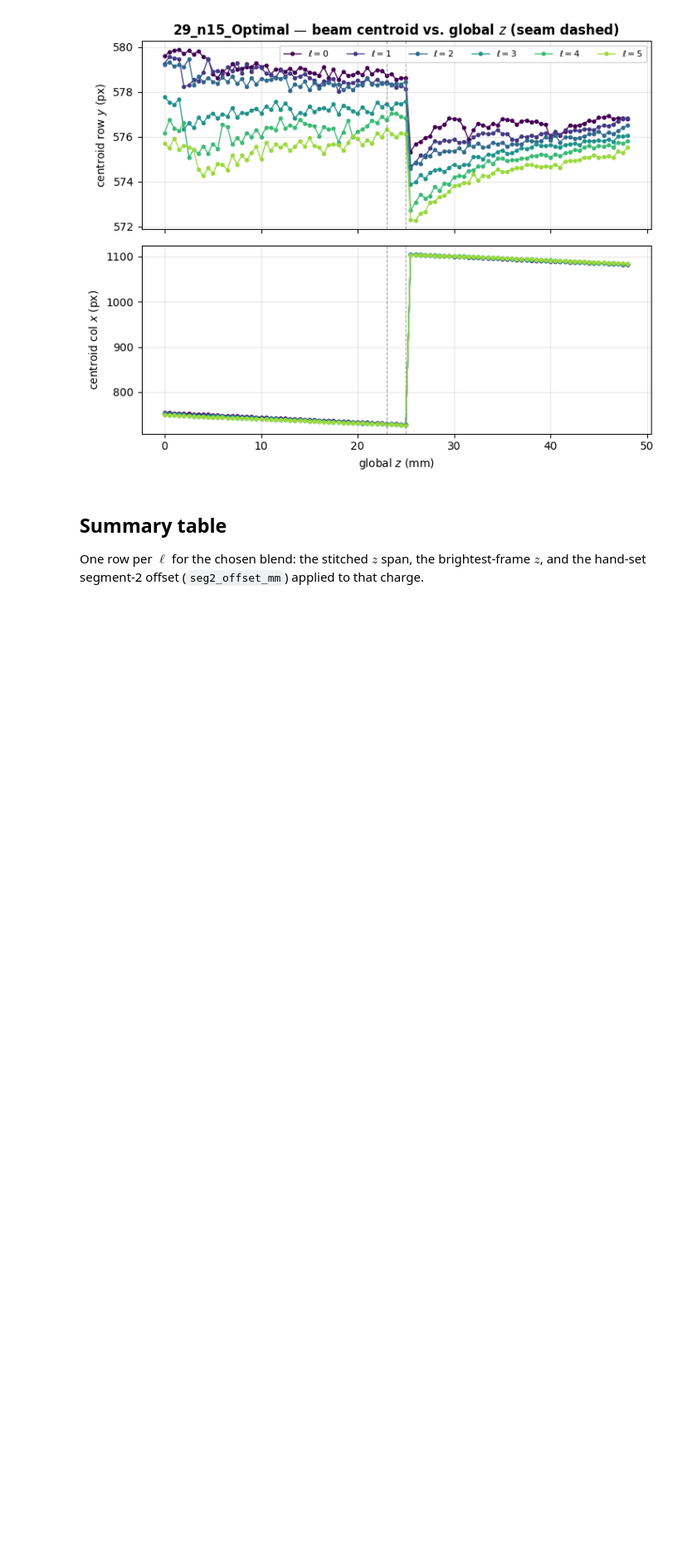
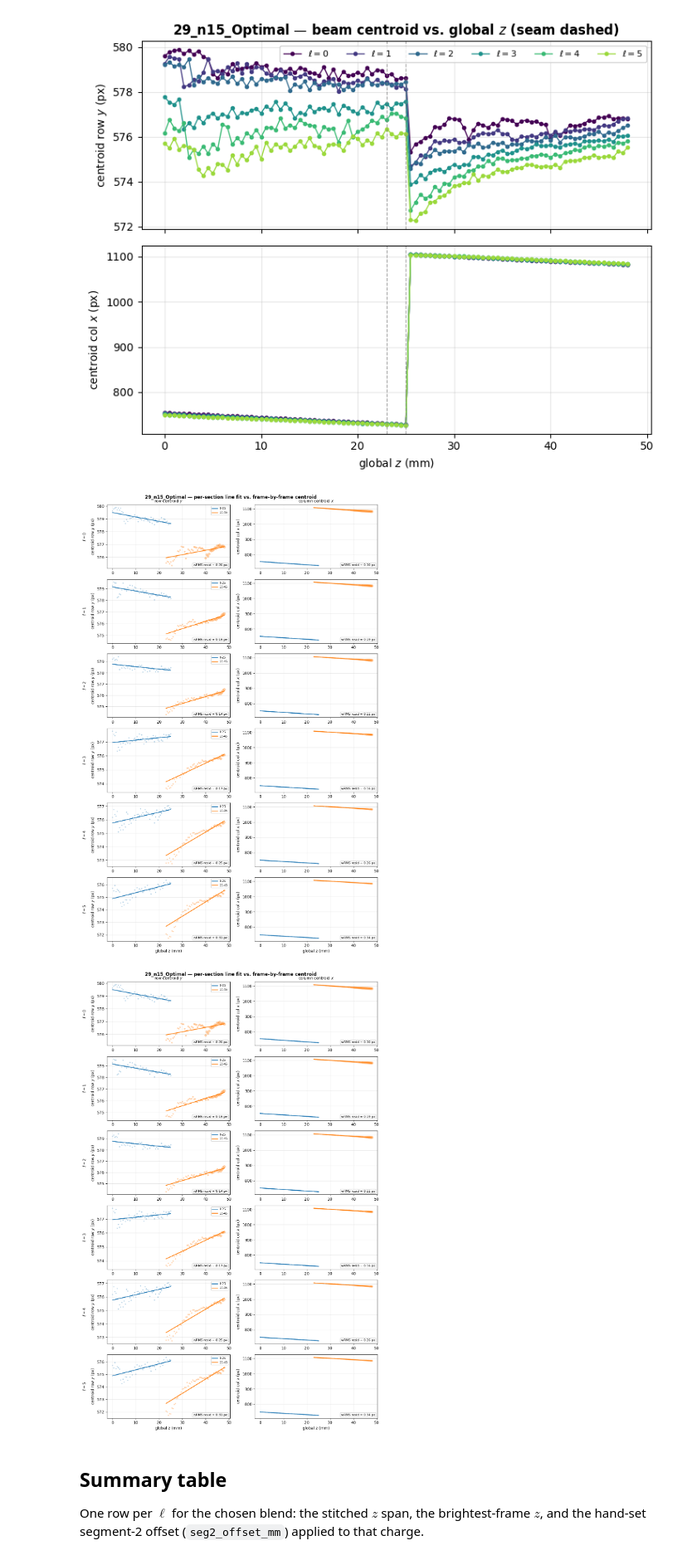
Before and after one commit to LukasScarfe/Optimal_Focusing, a Jupyter notebook: waterfall_stitched_29_n15.ipynb, the cells around one changed output. Shown at 83% size. Cells and saved outputs as stored; diff of their text form; code cells hidden in the pictures; blank space fills up the shorter version.

```diff
--- a/waterfall_stitched_29_n15.ipynb
+++ b/waterfall_stitched_29_n15.ipynb
@@ -310,13 +318,13 @@ def process_segment(segment: Segment, centroid_y: np.ndarray, centroid_x: np.nda
 # %% [markdown]
 ## Process both segments, for every $\ell$
 # %%
-# Straight-line centroid: ONE shared slope for the whole run (every ell and
-# segment), each segment keeps its own offset; then build every segment on its
-# fitted line instead of the wobbling per-frame centroid.
+# Centroid tracking is set by CENTROID_MODE (see config):
+#   "per_frame" (default): the raw per-frame centroid is used directly.
+#   "line": a straight line centroid(z)=slope*z+offset is fit with its OWN
+#           slope+offset PER SEGMENT and each segment is built on it.
 #   pass 1: raw per-frame centroid + brightness for every (ell, segment)
-#   fit:    one shared-slope line for both centroid axes
-#   pass 2: rebuild each segment on its fitted centroid line (frames reloaded,
-#           so peak memory stays at a single segment).
+#   pass 2: rebuild each segment (frames reloaded, so peak memory stays at one
+#           segment) on the raw centroid or, in "line" mode, its fitted line.
 from centroid_lines import fit_centroid_lines
 
 raw_sections: dict[tuple[int, str], dict] = {}
@@ -329,14 +337,17 @@ for ell in ELLS:
         raw_sections[(ell, seg_label)] = dict(z=z_local, cy=cy, cx=cx, w=w)
         segment_objs[(ell, seg_label)] = segment
 
-lines, (slope_y, slope_x) = fit_centroid_lines(raw_sections)
-print(f"shared centroid slope (y, x) = ({slope_y:+.3f}, {slope_x:+.3f}) px/mm\n")
+# per_frame (default): build on the raw per-frame centroid.  line: build on a
+# per-section straight-line fit (own slope+offset for each segment).
+lines = (fit_centroid_lines(raw_sections, shared_slope=False)[0]
+         if CENTROID_MODE == "line" else None)
+print(f"centroid mode = {CENTROID_MODE}\n")
 
 segments: dict[int, dict[str, SegWaterfall]] = {ell: {} for ell in ELLS}
 for (ell, seg_label), segment in segment_objs.items():
     r = raw_sections[(ell, seg_label)]
-    cy_fit, cx_fit = lines[(ell, seg_label)]
-    sw = process_segment(segment, cy_fit, cx_fit, r["cy"], r["cx"], r["w"])
+    cy_use, cx_use = lines[(ell, seg_label)] if CENTROID_MODE == "line" else (r["cy"], r["cx"])
+    sw = process_segment(segment, cy_use, cx_use, r["cy"], r["cx"], r["w"])
     segments[ell][seg_label] = sw
     print(f"{seg_label:>6}  l={ell}  {str(sw.waterfall.shape):>12}  "
           f"local z {sw.z_local.min():.1f}..{sw.z_local.max():.1f} mm")
@@ -711,6 +724,31 @@ plt.show()
 plt.close(fig)
 # %% [output]
 [figure]
+# %%
+# --- Diagnostic: per-section straight-line fit vs. frame-by-frame centroid ---
+# Independent of CENTROID_MODE: each section is given its OWN straight line,
+# fit from the raw per-frame centroids, and overlaid -- so the line model can
+# be judged even while the waterfalls are built frame-by-frame.  Points are the
+# raw per-frame centroids (area ~ brightness weight); the line is the fit.
+from centroid_lines import fit_sections_for_plot, plot_centroid_fit
+
+def _seg_global_z(sw, ell):
+    return sw.z_local + (0.0 if sw.seg == SEG1 else OFFSETS_MM[ell])
+
+groups = {}
+for ell in ELLS:
+    if not segments[ell]:
+        continue
+    raw = {seg: dict(z=_seg_global_z(sw, ell), cy=sw.centroid_y_raw,
+                     cx=sw.centroid_x_raw, w=sw.centroid_w)
+           for seg, sw in segments[ell].items()}
+    groups[f"$\\ell={ell}$"] = fit_sections_for_plot(raw)
+plot_centroid_fit(
+    groups, path=OUT_ROOT / f"{RUN_LABEL}_centroid_fit.png",
+    title=f"{RUN_LABEL} — per-section line fit vs. frame-by-frame centroid")
+# %% [output]
+[figure, added]
+[figure, added]
 # %% [markdown]
 ## Summary table
 
```
Also changed, not shown: parts of 2 cells of this notebook, 11 other files.
